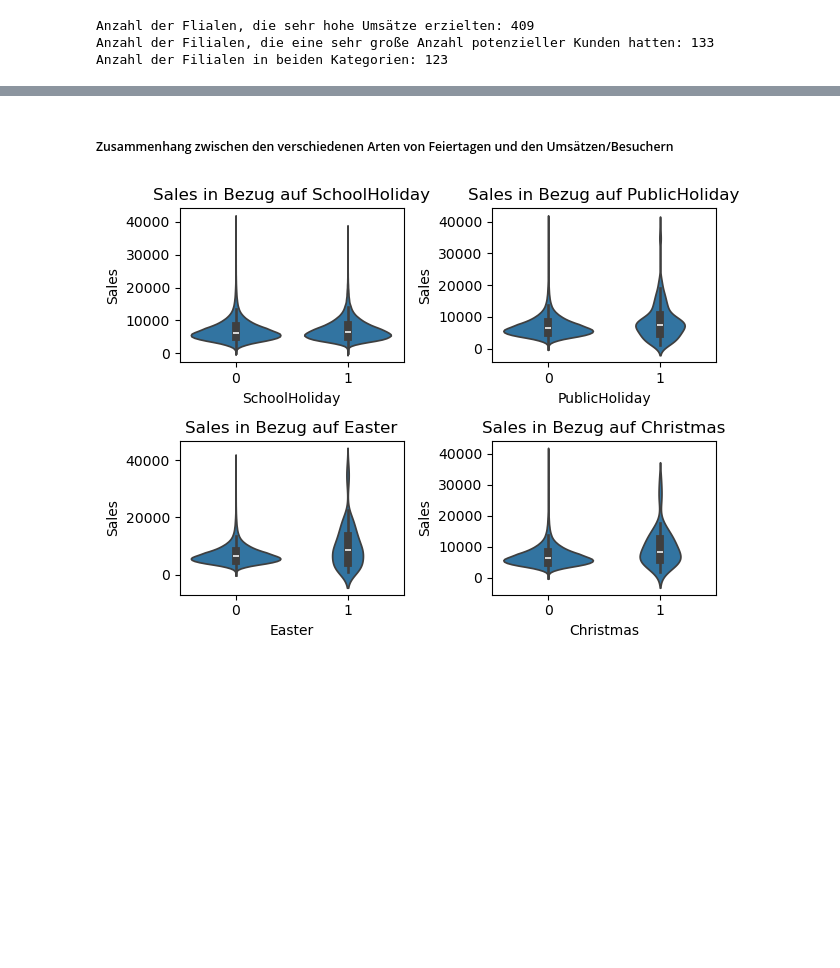
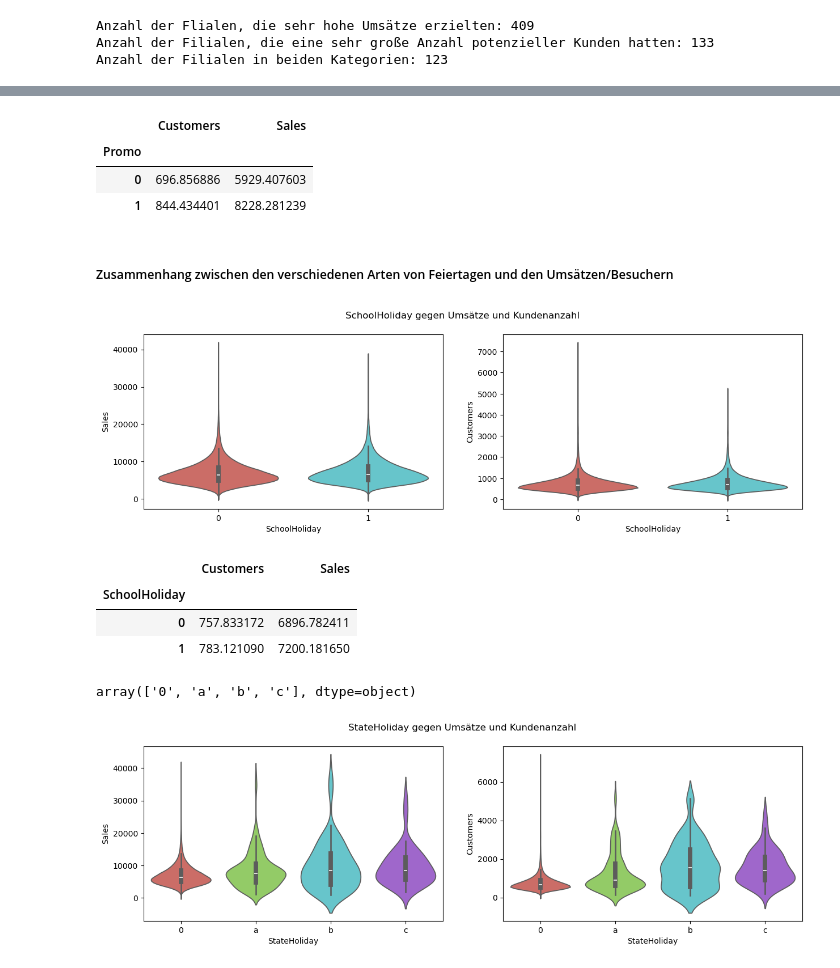
Before and after one commit to xaviermondragon/rossmann, a Jupyter notebook: notebooks/rossmann_1_sales_alone.ipynb, the cells around one changed output, grey strips where cells are left out. Cells and saved outputs as stored; diff of their text form; code cells hidden in the pictures; blank space fills up the shorter version.

Commit message:
EDA with only sales data.

```diff
--- a/notebooks/rossmann_1_sales_alone.ipynb
+++ b/notebooks/rossmann_1_sales_alone.ipynb
@@ -21,6 +19,6 @@ import seaborn as sns
 # %%
 # I specify the dtype of StateHoliday because it is originally a mixture of numbers and strings
-sales_df = pd.read_csv("../data/train.csv", dtype={'StateHoliday': 'object'})
+sales_df = pd.read_csv("../data/train.csv", dtype={'StateHoliday': 'object'}, parse_dates=['Date'])
 sales_df.head()
 # %% [output]
 |  | Store | DayOfWeek | Date | Sales | Customers | Open | Promo | StateHoliday | SchoolHoliday |
@@ -63,2 +58,0 @@ Wir ändern den Typ von Date
-# %%
-sales_df['Date'] = pd.to_datetime(sales_df['Date'])
@@ -71,6 +61,0 @@ array(['0', 'a', 'b', 'c'], dtype=object)
-# %%
-for holiday, code in zip(['PublicHoliday', 'Easter', 'Christmas'], ['a', 'b', 'c']):
-    sales_df[holiday] = sales_df['StateHoliday'].apply(lambda x: 1 if x==code else 0)
-
-sales_df.drop('StateHoliday', axis=1, inplace=True)
-sales_df.head()
@@ -241,0 +251,23 @@ Im Allgemeinen sind die Umsätze und die Anzahl von Besuchern höher, wenn die W
+# %%
+fig, axes = plt.subplots(3,1,sharex=True,figsize=(15,8))
+
+sales_open_df['WeekOfYear'] = sales_open_df['Date'].dt.isocalendar().week
+
+average_sales = sales_open_df.groupby('WeekOfYear')["Sales"].mean()
+average_customers = sales_open_df.groupby('WeekOfYear')["Customers"].mean()
+average_days_with_promo = (sales_open_df.groupby('WeekOfYear')["Promo"].sum())/(1115*7)
+
+ax1 = average_sales.plot(legend=True, ax=axes[0], marker='o', title="Durchschnittlicher Umsatz pro Woche.")
+ax1.set_xticks(range(len(average_sales)))
+ax1.set_xticklabels(average_sales.index.tolist())
+ax1.set_ylabel('Sales', size=12)
+
+ax2 = average_customers.plot(legend=True, ax=axes[1], marker='o', colormap="summer", title="Durchschnittlicher Kundenanzahl pro Woche")
+ax2.set_ylabel('Customers', size=12)
+
+ax3 = average_days_with_promo.plot(legend=True, ax=axes[2], marker='o', colormap="rocket", title="Anzahl der Tage mit Promo")
+ax3.set_ylabel('Average days with promo', size=12)
+
+
+plt.xlabel('Week Of Year', size=12)
+plt.suptitle("Zeitreihen Sales, Customers und Anzahl der Tage mit Promotion.");
@@ -242,14 +287,38 @@ Im Allgemeinen sind die Umsätze und die Anzahl von Besuchern höher, wenn die W
+# %%
+sales_open_df.groupby('Promo')[['Customers', 'Sales']].mean()
+# %% [output]
+|  | Customers | Sales |
+| Promo |  |  |
+| 0 | 696.856886 | 5929.407603 |
+| 1 | 844.434401 | 8228.281239 |
 # %% [markdown]
 ##### Zusammenhang zwischen den verschiedenen Arten von Feiertagen und den Umsätzen/Besuchern
+# %%
+fig, (axis1,axis2) = plt.subplots(1,2,figsize=(15,4))
+
+sns.violinplot(x='SchoolHoliday', y='Sales', data=sales_open_df, order=[0,1], ax=axis1, palette="hls")
+sns.violinplot(x='SchoolHoliday', y='Customers', data=sales_open_df, order=[0,1], ax=axis2, palette="hls")
+
+plt.suptitle("SchoolHoliday gegen Umsätze und Kundenanzahl");
+# %% [output]
+[figure, added]
+# %%
+sales_open_df.groupby('SchoolHoliday')[['Customers', 'Sales']].mean()
+# %% [output]
+|  | Customers | Sales |
+| SchoolHoliday |  |  |
+| 0 | 757.833172 | 6896.782411 |
+| 1 | 783.121090 | 7200.181650 |
+# %%
+sales_df['StateHoliday'].unique()
+# %% [output]
+array(['0', 'a', 'b', 'c'], dtype=object)
 # %%
-fig, axes = plt.subplots(nrows = 2, ncols = 2)
-axes = axes.flatten()
-cols = ['SchoolHoliday', 'PublicHoliday', 'Easter', 'Christmas']
+fig, (axis1,axis2) = plt.subplots(1,2,figsize=(15,4))
 
-for ax, col in zip(axes, cols):
-    sns.violinplot(data=sales_open_df, x=col, y='Sales', ax=ax)
-    ax.set_title("Sales in Bezug auf {}".format(col))
+sns.violinplot(x='StateHoliday', y='Sales', data=sales_open_df, order=sales_df['StateHoliday'].unique(), ax=axis1, palette="hls")
+sns.violinplot(x='StateHoliday', y='Customers', data=sales_open_df, order=sales_df['StateHoliday'].unique(), ax=axis2, palette="hls")
 
-fig.tight_layout();
+plt.suptitle("StateHoliday gegen Umsätze und Kundenanzahl");
 # %% [output]
-[figure, old version]
+[figure, new version]
```
Also changed, not shown: parts of 41 cells of this notebook, 2 other files.
